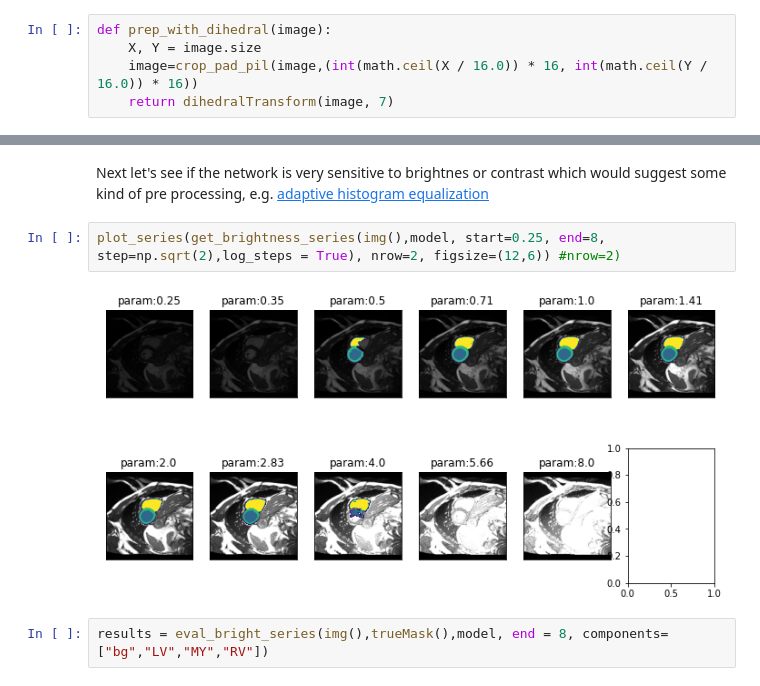
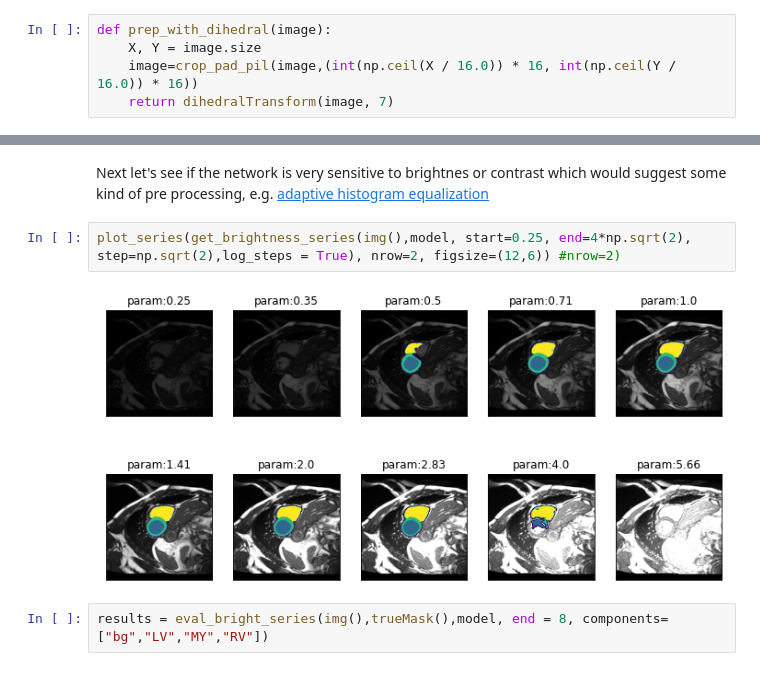
Before and after one commit to chfc-cmi/misas, a Jupyter notebook: 02_ukbb_on_kaggle_pillow_rewrite.ipynb, the cells around one changed output, grey strips where cells are left out. Drawn from its saved outputs; the diff is of its cells as text.

```diff
--- a/02_ukbb_on_kaggle_pillow_rewrite.ipynb
+++ b/02_ukbb_on_kaggle_pillow_rewrite.ipynb
@@ -169,7 +134,7 @@ Anyway, as we now know, that (at least for this image) applying a dihedral trans
 # %%
 def prep_with_dihedral(image):
     X, Y = image.size
-    image=crop_pad_pil(image,(int(math.ceil(X / 16.0)) * 16, int(math.ceil(Y / 16.0)) * 16))
+    image=crop_pad_pil(image,(int(np.ceil(X / 16.0)) * 16, int(np.ceil(Y / 16.0)) * 16))
     return dihedralTransform(image, 7)
 # %%
 model.prepareSize = prep_with_dihedral
@@ -289,9 +254,9 @@ gif_series(
 # %% [markdown]
 Next let's see if the network is very sensitive to brightnes or contrast which would suggest some kind of pre processing, e.g. [adaptive histogram equalization](https://en.wikipedia.org/wiki/Adaptive_histogram_equalization)
 # %%
-plot_series(get_brightness_series(img(),model, start=0.25, end=8, step=np.sqrt(2),log_steps = True), nrow=2, figsize=(12,6)) #nrow=2)
+plot_series(get_brightness_series(img(),model, start=0.25, end=4*np.sqrt(2), step=np.sqrt(2),log_steps = True), nrow=2, figsize=(12,6)) #nrow=2)
 # %% [output]
-[figure, old version]
+[figure, new version]
 # %%
 results = eval_bright_series(img(),trueMask(),model, end = 8, components=["bg","LV","MY","RV"])
 # %%
```
Also changed, not shown: parts of 13 cells of this notebook, 1 other file.
